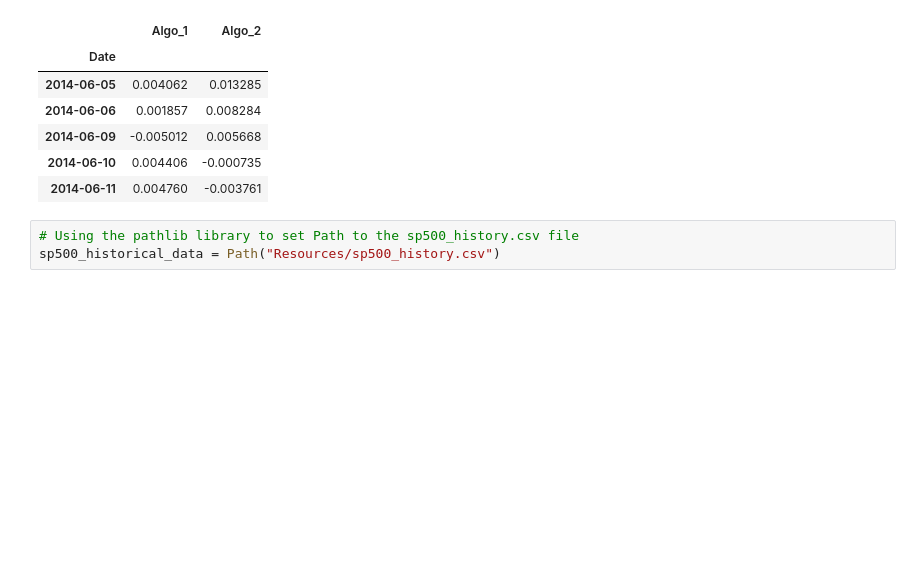
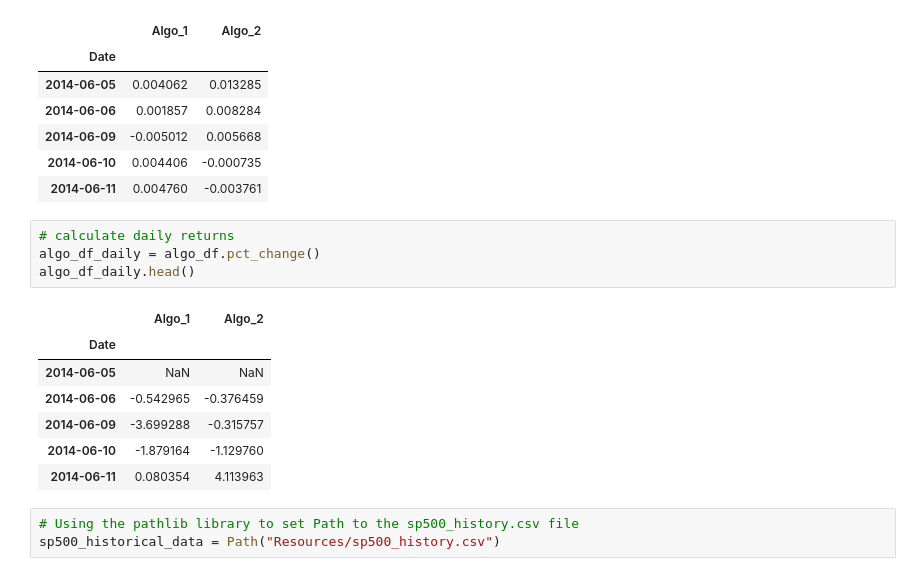
Before and after one commit to yrlbaker/Unit_4_HW, a Jupyter notebook: Whale_HW.ipynb, the cells around one changed output. Drawn from its saved outputs; the diff is of its cells as text; blank space fills up the shorter version.

```diff
--- a/Whale_HW.ipynb
+++ b/Whale_HW.ipynb
@@ -177,6 +189,18 @@ algo_df.head()
 | 2014-06-09 | -0.005012 | 0.005668 |
 | 2014-06-10 | 0.004406 | -0.000735 |
 | 2014-06-11 | 0.004760 | -0.003761 |
+# %%
+# calculate daily returns
+algo_df_daily = algo_df.pct_change()
+algo_df_daily.head()
+# %% [output]
+|  | Algo_1 | Algo_2 |
+| Date |  |  |
+| 2014-06-05 | NaN | NaN |
+| 2014-06-06 | -0.542965 | -0.376459 |
+| 2014-06-09 | -3.699288 | -0.315757 |
+| 2014-06-10 | -1.879164 | -1.129760 |
+| 2014-06-11 | 0.080354 | 4.113963 |
 # %%
 # Using the pathlib library to set Path to the sp500_history.csv file
 sp500_historical_data = Path("Resources/sp500_history.csv")
```
Also changed, not shown: parts of 22 cells of this notebook.
